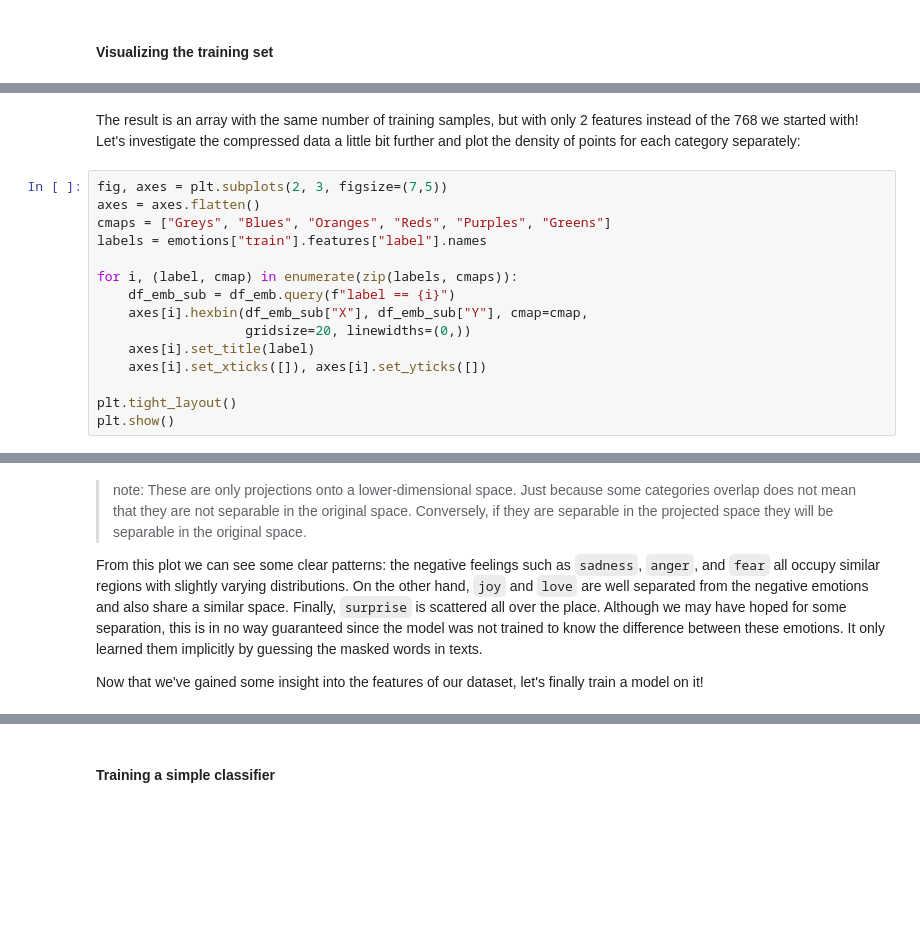
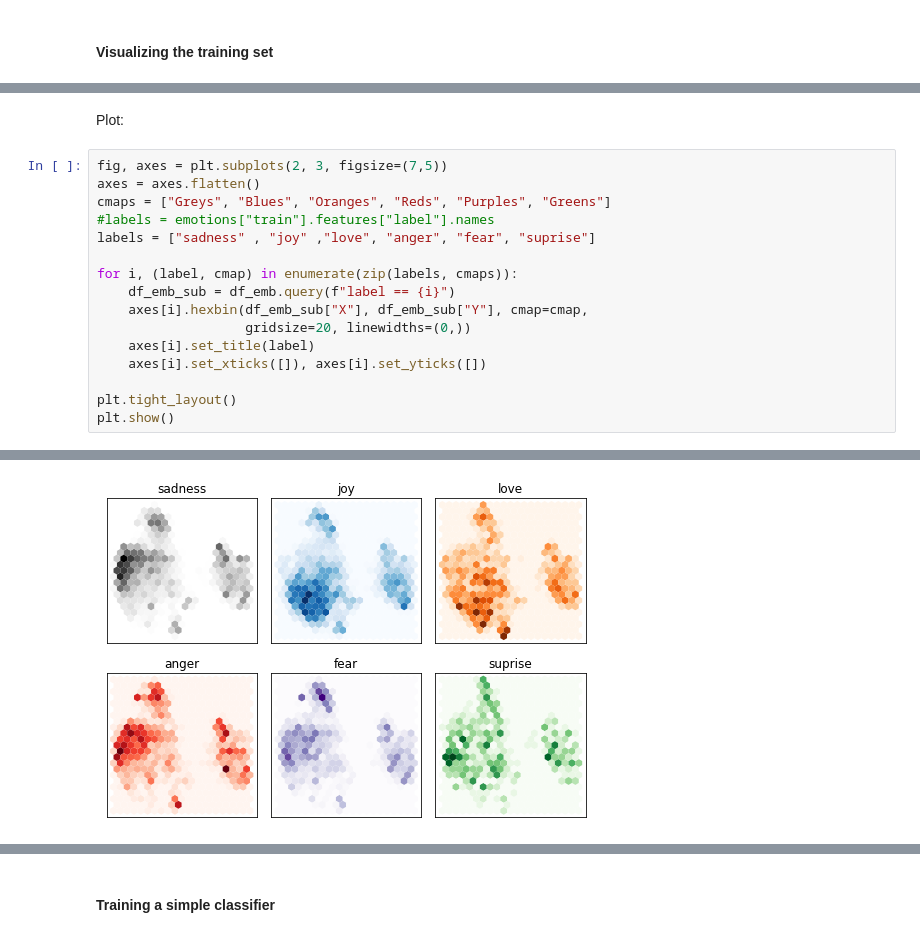
Before and after one commit to RaminParker/Huggingface_Text, a Jupyter notebook: text_classification_with_hf.ipynb, the cells around one changed output, grey strips where cells are left out. Saved outputs shown, nothing was run; the diff lists cells and outputs as text; blank space fills up the shorter version.

Commit message:
UMAP visualization

```diff
--- a/text_classification_with_hf.ipynb
+++ b/text_classification_with_hf.ipynb
@@ -610,10 +611,11 @@ df_emb.head()
-# %% [markdown]
-The result is an array with the same number of training samples, but with only 2 features instead of the 768 we started with! Let's investigate the compressed data a little bit further and plot the density of points for each category separately:
+# %% [markdown]
+Plot:
 # %%
 fig, axes = plt.subplots(2, 3, figsize=(7,5))
 axes = axes.flatten()
 cmaps = ["Greys", "Blues", "Oranges", "Reds", "Purples", "Greens"]
-labels = emotions["train"].features["label"].names
+#labels = emotions["train"].features["label"].names
+labels = ["sadness" , "joy" ,"love", "anger", "fear", "suprise"]
 
 for i, (label, cmap) in enumerate(zip(labels, cmaps)):
     df_emb_sub = df_emb.query(f"label == {i}")
@@ -629,7 +630 @@ plt.show()
+[figure, added]
-# %% [markdown]
-
->note: These are only projections onto a lower-dimensional space. Just because some categories overlap does not mean that they are not separable in the original space. Conversely, if they are separable in the projected space they will be separable in the original space.
-
-From this plot we can see some clear patterns: the negative feelings such as `sadness`, `anger`, and `fear` all occupy similar regions with slightly varying distributions. On the other hand, `joy` and `love` are well separated from the negative emotions and also share a similar space. Finally, `surprise` is scattered all over the place. Although we may have hoped for some separation, this is in no way guaranteed since the model was not trained to know the difference between these emotions. It only learned them implicitly by guessing the masked words in texts.
-
-Now that we've gained some insight into the features of our dataset, let's finally train a model on it!
```
Also changed, not shown: parts of 26 cells of this notebook.
